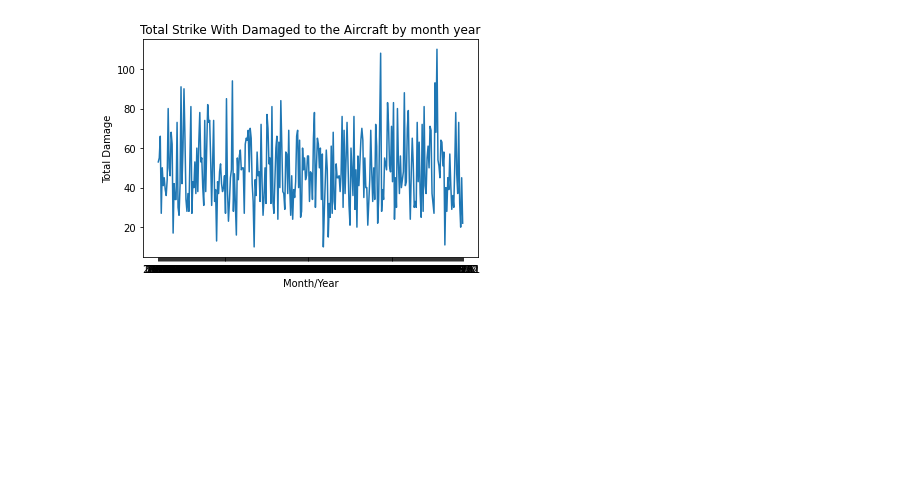
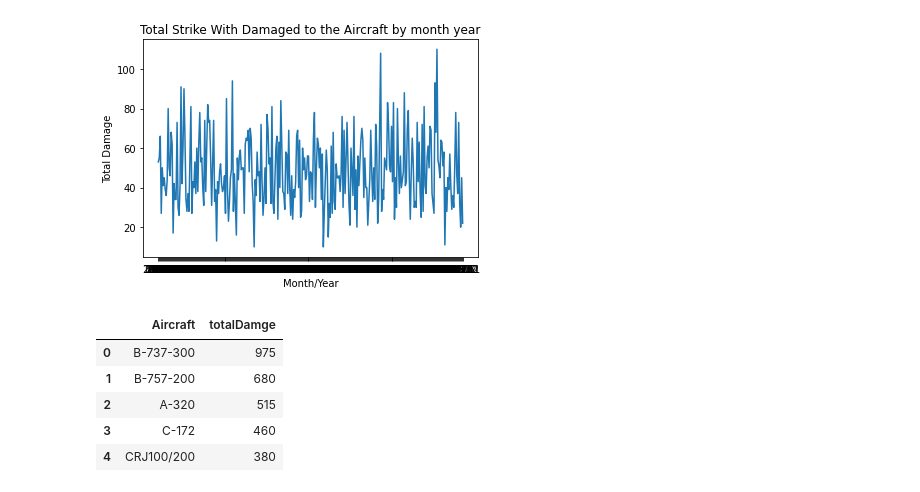
Before and after one commit to emadera80/Data-Engineering, a Jupyter notebook: Data Wrangling with Spark/Wrangling Data with Spark.ipynb, the cells around one changed output. Cells and saved outputs as stored; diff of their text form; code cells hidden in the pictures; blank space fills up the shorter version.

```diff
--- a/Data Wrangling with Spark/Wrangling Data with Spark.ipynb
+++ b/Data Wrangling with Spark/Wrangling Data with Spark.ipynb
@@ -101,0 +112,9 @@ plt.show()
+# %%
+damaged_aircraft.head()
+# %% [output]
+|  | Aircraft | totalDamge |
+| 0 | B-737-300 | 975 |
+| 1 | B-757-200 | 680 |
+| 2 | A-320 | 515 |
+| 3 | C-172 | 460 |
+| 4 | CRJ100/200 | 380 |
```
Also changed, not shown: parts of 4 cells of this notebook.
